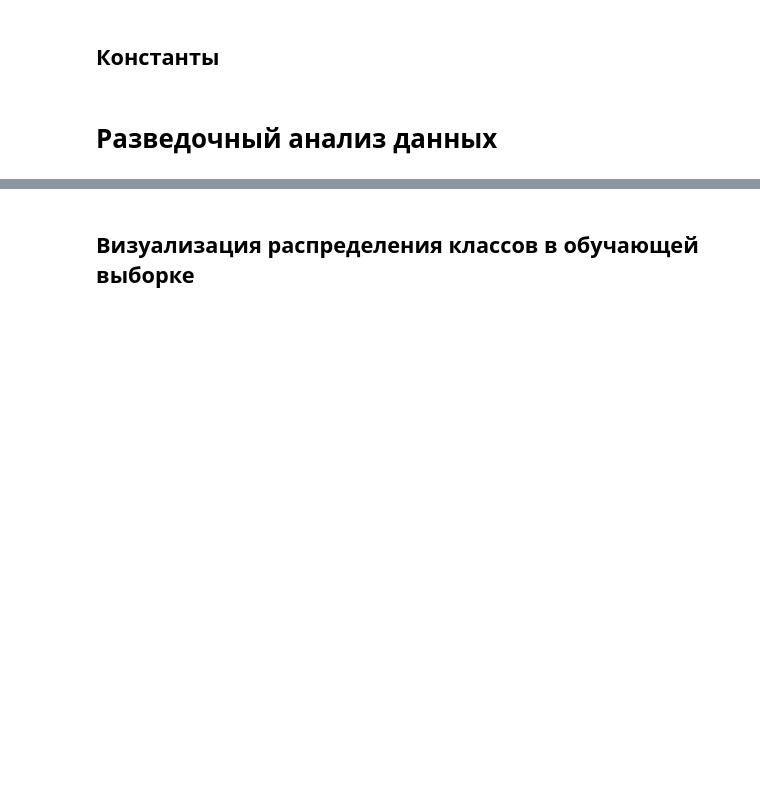
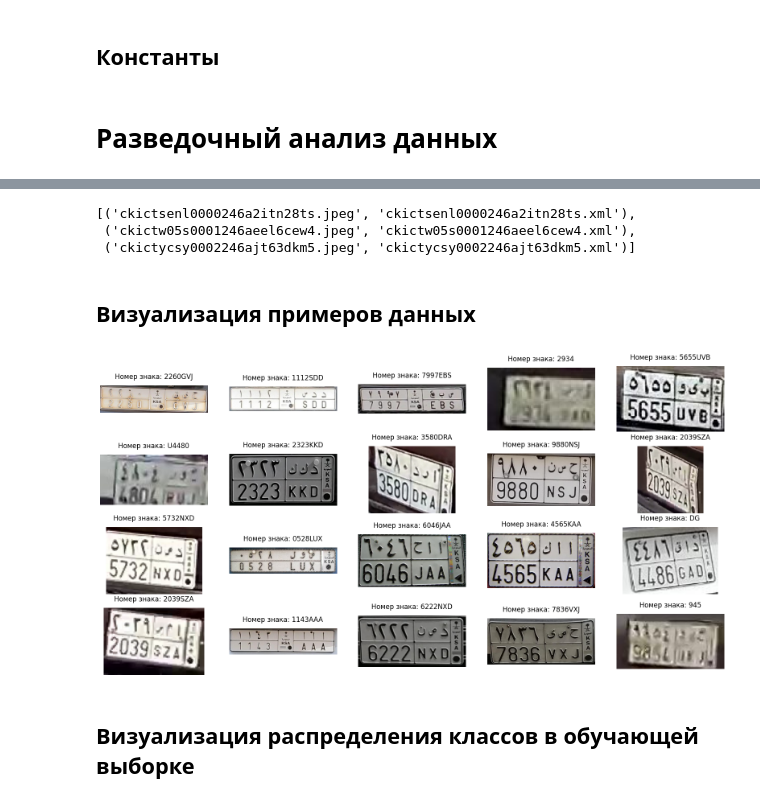
Before and after one commit to makea2018/Test-CV-Rutcod, a Jupyter notebook: notebook.ipynb, the cells around one changed output, grey strips where cells are left out. Cells and saved outputs as stored; diff of their text form; code cells hidden in the pictures; blank space fills up the shorter version.

Commit message:
Добавил визуализацию примеров данных

```diff
--- a/notebook.ipynb
+++ b/notebook.ipynb
@@ -25,3 +32,49 @@ test_dataset_path = "./Data/test"
+# %%
+# Отсортируем данные обучающей выборки по названиям файлов
+traind_folder = [x for x in sorted(os.listdir(train_dataset_path)) if not x.endswith('.txt')]
+# %%
+# Словарь, где ключ - путь до картинки, значение - путь до xml файла выбранной картинки
+data_dict = {}
+for i in range(0, len(traind_folder), 2):
+    data_dict[traind_folder[i]] = traind_folder[i+1]
+# %%
+list(data_dict.items())[:3]
+# %% [output]
+[('ckictsenl0000246a2itn28ts.jpeg', 'ckictsenl0000246a2itn28ts.xml'),
+ ('ckictw05s0001246aeel6cew4.jpeg', 'ckictw05s0001246aeel6cew4.xml'),
+ ('ckictycsy0002246ajt63dkm5.jpeg', 'ckictycsy0002246ajt63dkm5.xml')]
+# %% [markdown]
+## Визуализация примеров данных
+# %%
+def visualize_data(data: Dict[str, str], N: int):
+    # Путь до данных
+    path = train_dataset_path + '/'
+
+    # Отдельно запишем ключи словаря
+    keys = list(data.keys())
+
+    plt.figure(figsize=(20, N / 2))
+
+    for i in range(N):
+        plt.subplot(ceil(N / 5), 5, i+1)
+        plt.axis('Off')
+        # JPEG
+        key = np.random.choice(keys)
+        # XML
+        with open(path + data[key], 'r') as file:
+            xml_data = BeautifulSoup(file, 'xml')
+            # Цифры со знака на картинке
+            label = ''.join([x.text for x in xml_data.find_all('name')])
+
+        image = plt.imread(path + key)
+        plt.imshow(image)
+        plt.title(f"Номер знака: {label}", pad=12)
+
+    plt.show()
+# %%
+visualize_data(data=data_dict, N=20)
+# %% [output]
+[figure, added]
 # %% [markdown]
 ## Визуализация распределения классов в обучающей выборке
 # %%
```
Also changed, not shown: parts of 6 cells of this notebook.
